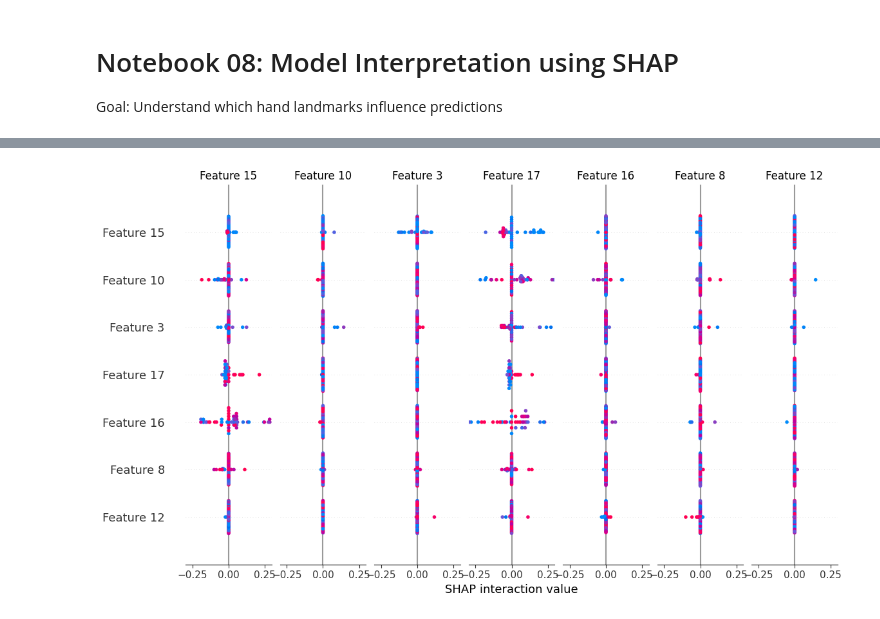
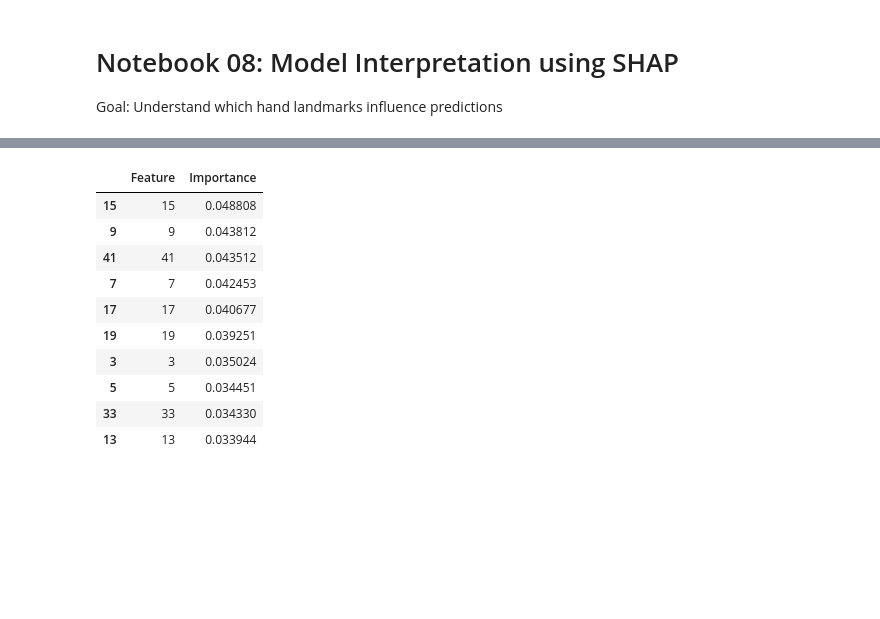
Before and after one commit to CHERRY9642/Gesture_detection_communication_support_system, a Jupyter notebook: notebooks/08_model_interpretation.ipynb, the cells around one changed output, grey strips where cells are left out. Drawn from its saved outputs; the diff is of its cells as text; code cells hidden in the pictures; blank space fills up the shorter version.

```diff
--- a/notebooks/08_model_interpretation.ipynb
+++ b/notebooks/08_model_interpretation.ipynb
@@ -42,22 +56,16 @@ print("✅ Dataset and model loaded successfully")
 # %%
-import shap
-import numpy as np
+import joblib
+from tensorflow.keras.models import load_model
 
-# Use ONLY the 84 features used by the trained model
-X_landmarks = X[:, :84]
+# Load Random Forest (baseline / advanced sklearn model)
+baseline_model = joblib.load(
+    "../notebooks_data/models_data/advanced/random_forest.pkl"
+)
 
-# Background dataset (small for speed)
-background = X_landmarks[
-    np.random.choice(len(X_landmarks), 100, replace=False)
-]
+# Load MLP (Keras neural network model)
+mlp_model = load_model(
+    "../notebooks_data/models_data/baseline/mlp_baseline.hdf5"
+)
 
-# Create SHAP explainer
-explainer = shap.KernelExplainer(model.predict, background)
-
-# Explain a few samples
-sample = X_landmarks[:20]
-shap_values = explainer.shap_values(sample)
-
-# Visualization
-shap.summary_plot(shap_values, sample)
+print("Models loaded successfully")
 # %% [output]
@@ -88,5 +73,25 @@ shap.summary_plot(shap_values, sample)
 # %%
-# Global feature importance
-shap.summary_plot(shap_values, sample)
+import pandas as pd
+import numpy as np
+
+# Random Forest feature importance
+rf_importance = baseline_model.feature_importances_
+
+rf_importance_df = pd.DataFrame({
+    "Feature": X_test.columns,
+    "Importance": rf_importance
+}).sort_values(by="Importance", ascending=False)
+
+rf_importance_df.head(10)
 # %% [output]
-[figure, removed]
+|  | Feature | Importance |
+| 15 | 15 | 0.048808 |
+| 9 | 9 | 0.043812 |
+| 41 | 41 | 0.043512 |
+| 7 | 7 | 0.042453 |
+| 17 | 17 | 0.040677 |
+| 19 | 19 | 0.039251 |
+| 3 | 3 | 0.035024 |
+| 5 | 5 | 0.034451 |
+| 33 | 33 | 0.034330 |
+| 13 | 13 | 0.033944 |
```
Also changed, not shown: parts of 7 cells of this notebook, 6 other files.
